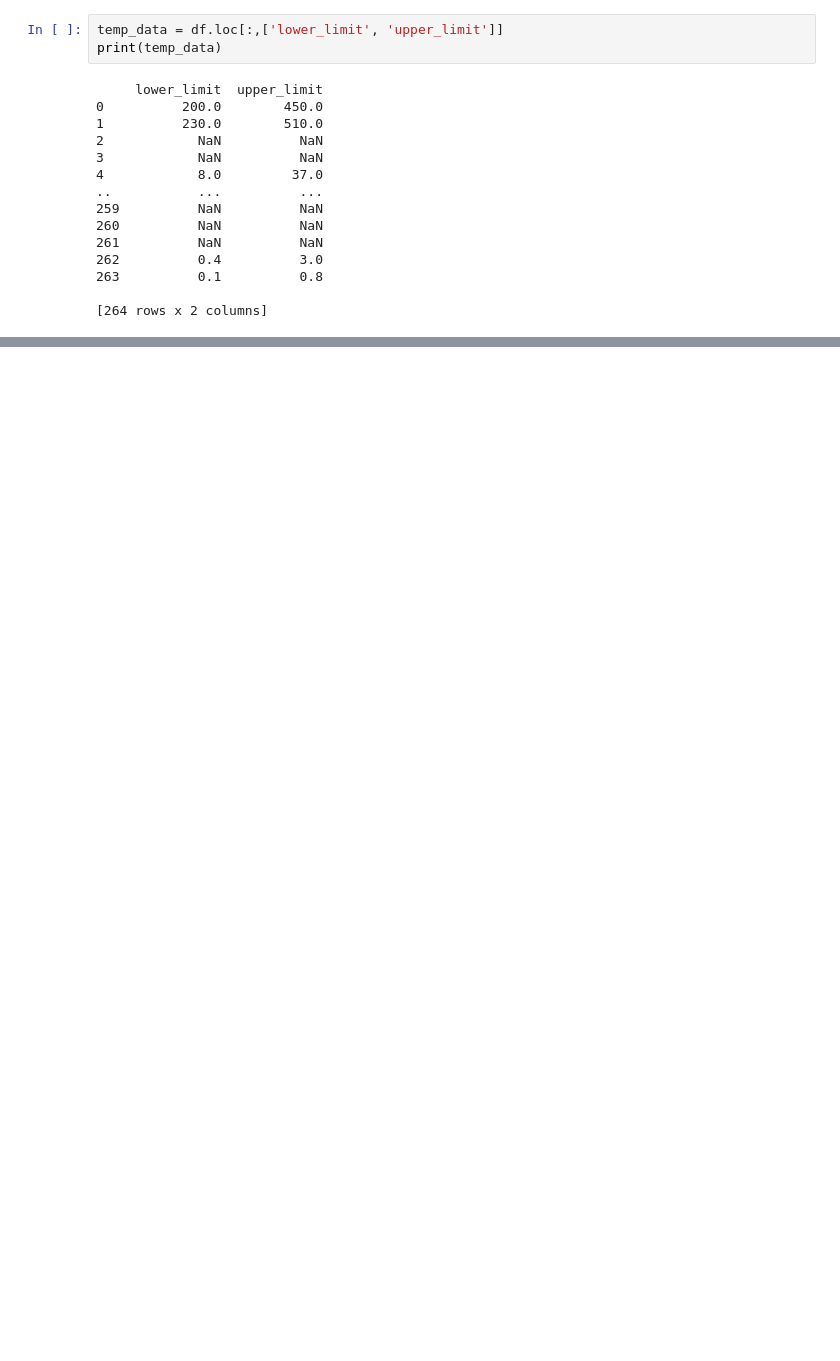
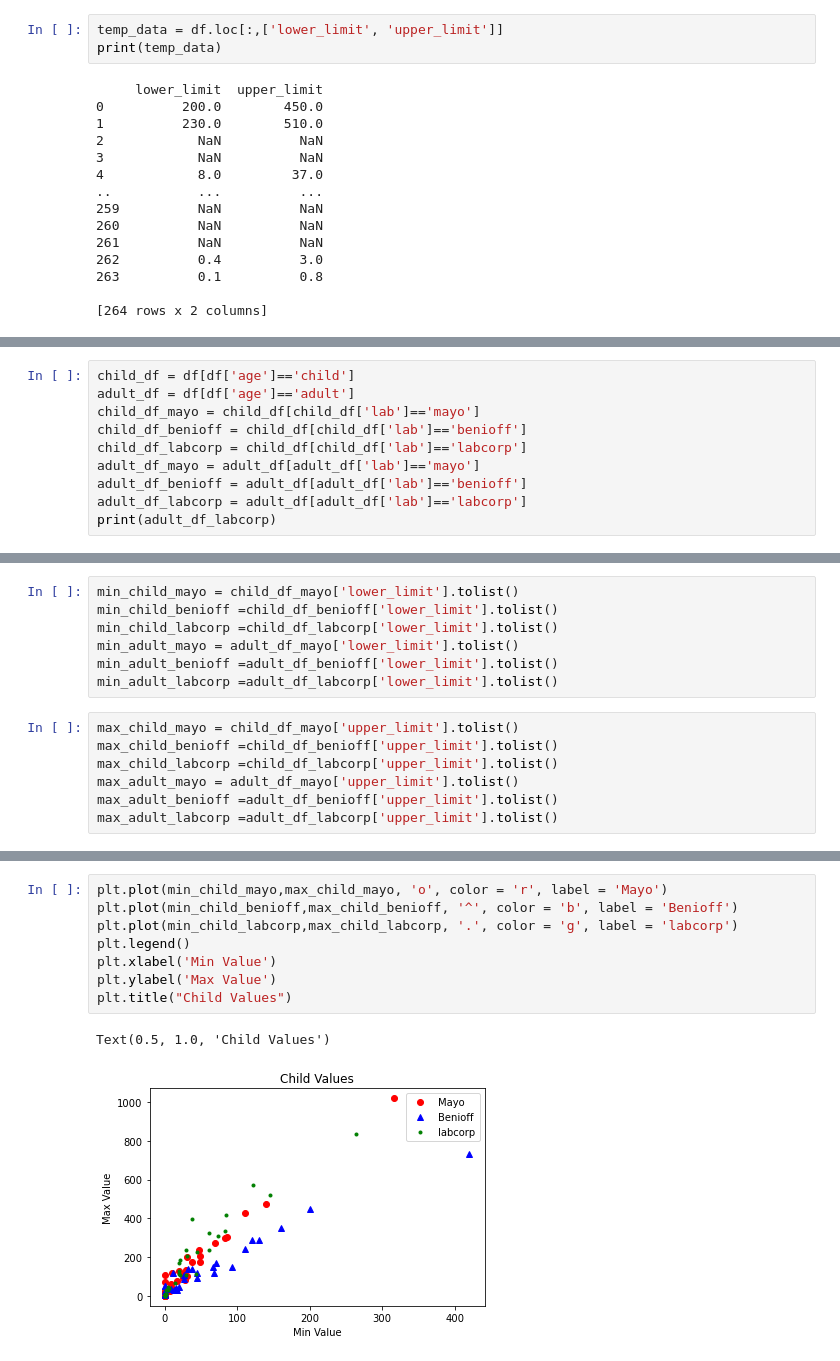
Before and after one commit to paleomaniac/Health_DataScience_Journal_Club, a Jupyter notebook: Scaling/test_lab_explore.ipynb, the cells around one changed output, grey strips where cells are left out. Cells and saved outputs as stored; diff of their text form; blank space fills up the shorter version.

```diff
--- a/Scaling/test_lab_explore.ipynb
+++ b/Scaling/test_lab_explore.ipynb
@@ -106,0 +95,10 @@ for i in range(len(child_df['range'])):
+# %%
+child_df = df[df['age']=='child']
+adult_df = df[df['age']=='adult']
+child_df_mayo = child_df[child_df['lab']=='mayo']
+child_df_benioff = child_df[child_df['lab']=='benioff']
+child_df_labcorp = child_df[child_df['lab']=='labcorp']
+adult_df_mayo = adult_df[adult_df['lab']=='mayo']
+adult_df_benioff = adult_df[adult_df['lab']=='benioff']
+adult_df_labcorp = adult_df[adult_df['lab']=='labcorp']
+print(adult_df_labcorp)
@@ -106,0 +123,14 @@ for i in range(len(child_df['range'])):
+# %%
+min_child_mayo = child_df_mayo['lower_limit'].tolist()
+min_child_benioff =child_df_benioff['lower_limit'].tolist()
+min_child_labcorp =child_df_labcorp['lower_limit'].tolist()
+min_adult_mayo = adult_df_mayo['lower_limit'].tolist()
+min_adult_benioff =adult_df_benioff['lower_limit'].tolist()
+min_adult_labcorp =adult_df_labcorp['lower_limit'].tolist()
+# %%
+max_child_mayo = child_df_mayo['upper_limit'].tolist()
+max_child_benioff =child_df_benioff['upper_limit'].tolist()
+max_child_labcorp =child_df_labcorp['upper_limit'].tolist()
+max_adult_mayo = adult_df_mayo['upper_limit'].tolist()
+max_adult_benioff =adult_df_benioff['upper_limit'].tolist()
+max_adult_labcorp =adult_df_labcorp['upper_limit'].tolist()
@@ -106,0 +157,11 @@ for i in range(len(child_df['range'])):
+# %%
+plt.plot(min_child_mayo,max_child_mayo, 'o', color = 'r', label = 'Mayo')
+plt.plot(min_child_benioff,max_child_benioff, '^', color = 'b', label = 'Benioff')
+plt.plot(min_child_labcorp,max_child_labcorp, '.', color = 'g', label = 'labcorp')
+plt.legend()
+plt.xlabel('Min Value')
+plt.ylabel('Max Value')
+plt.title("Child Values")
+# %% [output]
+Text(0.5, 1.0, 'Child Values')
+[figure, added]
```
Also changed, not shown: parts of 13 cells of this notebook, 4 other files.
